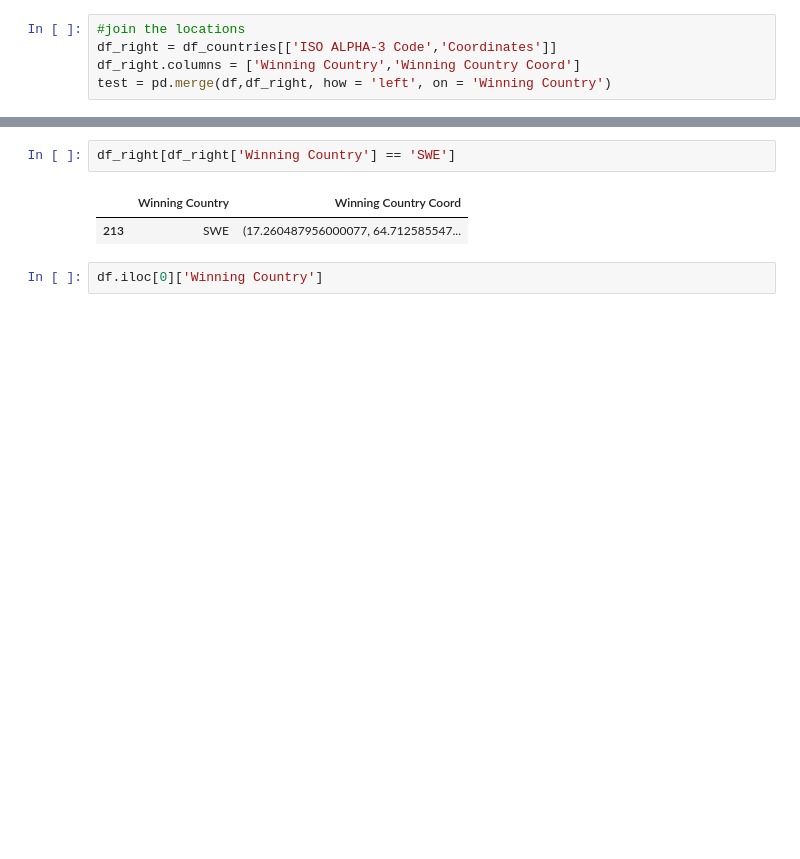
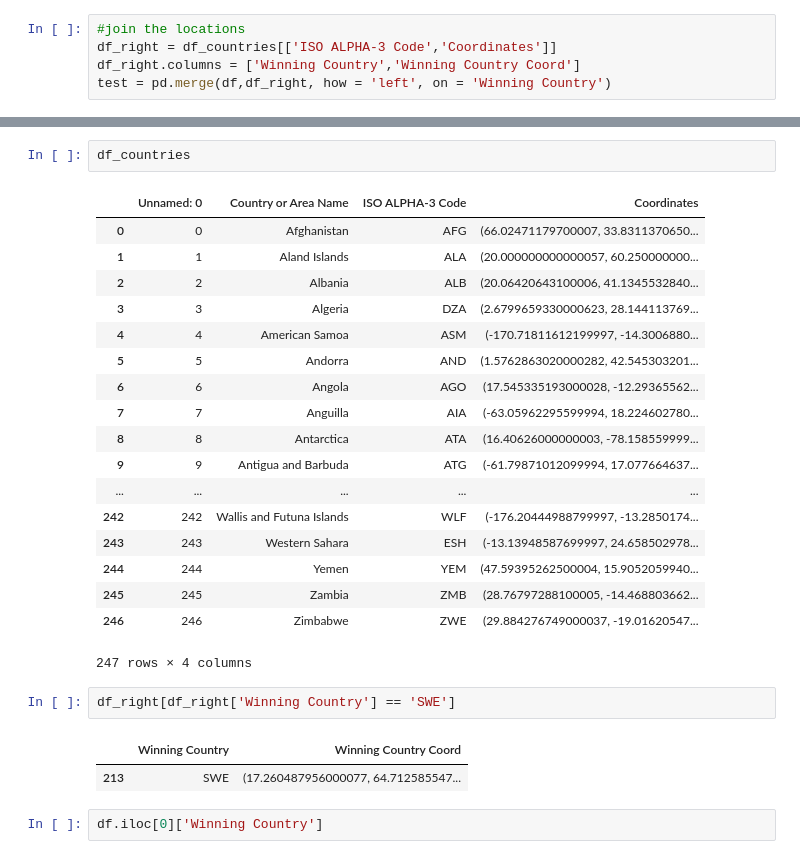
Before and after one commit to Zhuaggy/Badalytics, a Jupyter notebook: jnotebooks/Distance.ipynb, the cells around one changed output, grey strips where cells are left out. Saved outputs shown, nothing was run; the diff lists cells and outputs as text; blank space fills up the shorter version.

```diff
--- a/jnotebooks/Distance.ipynb
+++ b/jnotebooks/Distance.ipynb
@@ -157,3 +159,24 @@ array(['SUI', 'ENG', 'DEN', 'GER', 'NED', 'BUL', 'SLO', 'SCO', 'GUA',
+# %%
+df_countries
+# %% [output]
+|  | Unnamed: 0 | Country or Area Name | ISO ALPHA-3 Code | Coordinates |
+| 0 | 0 | Afghanistan | AFG | (66.02471179700007, 33.8311370650... |
+| 1 | 1 | Aland Islands | ALA | (20.000000000000057, 60.250000000... |
+| 2 | 2 | Albania | ALB | (20.06420643100006, 41.1345532840... |
+| 3 | 3 | Algeria | DZA | (2.6799659330000623, 28.144113769... |
+| 4 | 4 | American Samoa | ASM | (-170.71811612199997, -14.3006880... |
+| 5 | 5 | Andorra | AND | (1.5762863020000282, 42.545303201... |
+| 6 | 6 | Angola | AGO | (17.545335193000028, -12.29365562... |
+| 7 | 7 | Anguilla | AIA | (-63.05962295599994, 18.224602780... |
+| 8 | 8 | Antarctica | ATA | (16.40626000000003, -78.158559999... |
+| 9 | 9 | Antigua and Barbuda | ATG | (-61.79871012099994, 17.077664637... |
+| ... | ... | ... | ... | ... |
+| 242 | 242 | Wallis and Futuna Islands | WLF | (-176.20444988799997, -13.2850174... |
+| 243 | 243 | Western Sahara | ESH | (-13.13948587699997, 24.658502978... |
+| 244 | 244 | Yemen | YEM | (47.59395262500004, 15.9052059940... |
+| 245 | 245 | Zambia | ZMB | (28.76797288100005, -14.468803662... |
+| 246 | 246 | Zimbabwe | ZWE | (29.884276749000037, -19.01620547... |
+247 rows × 4 columns
 # %%
 df_right[df_right['Winning Country'] == 'SWE']
 # %% [output]
```
Also changed, not shown: parts of 8 cells of this notebook, 2 other files.
